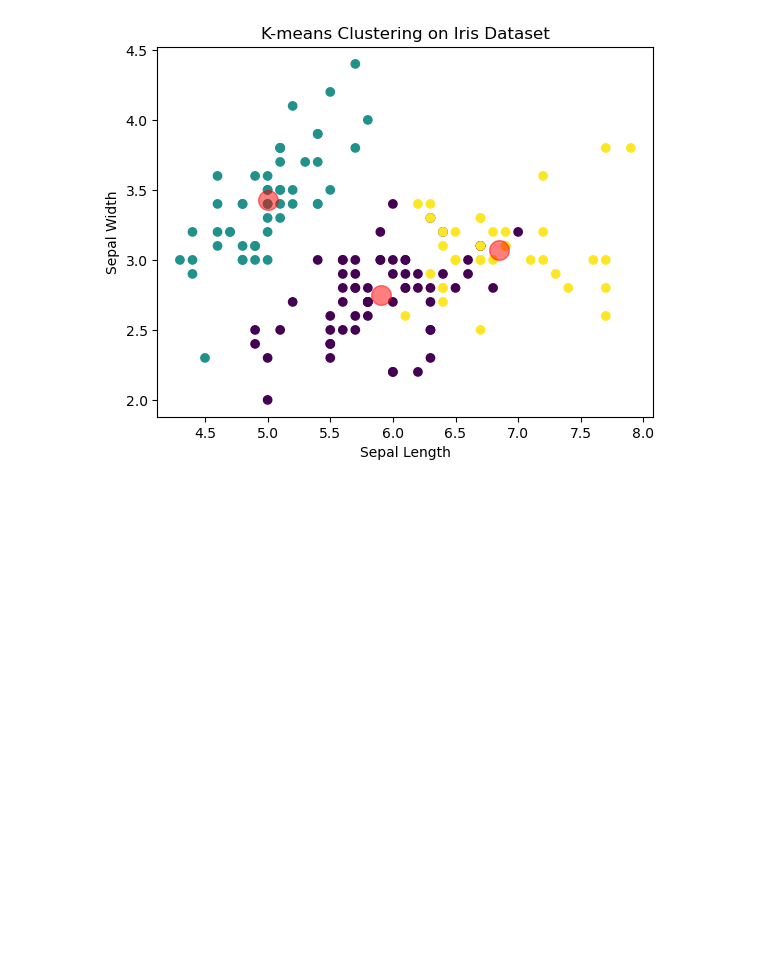
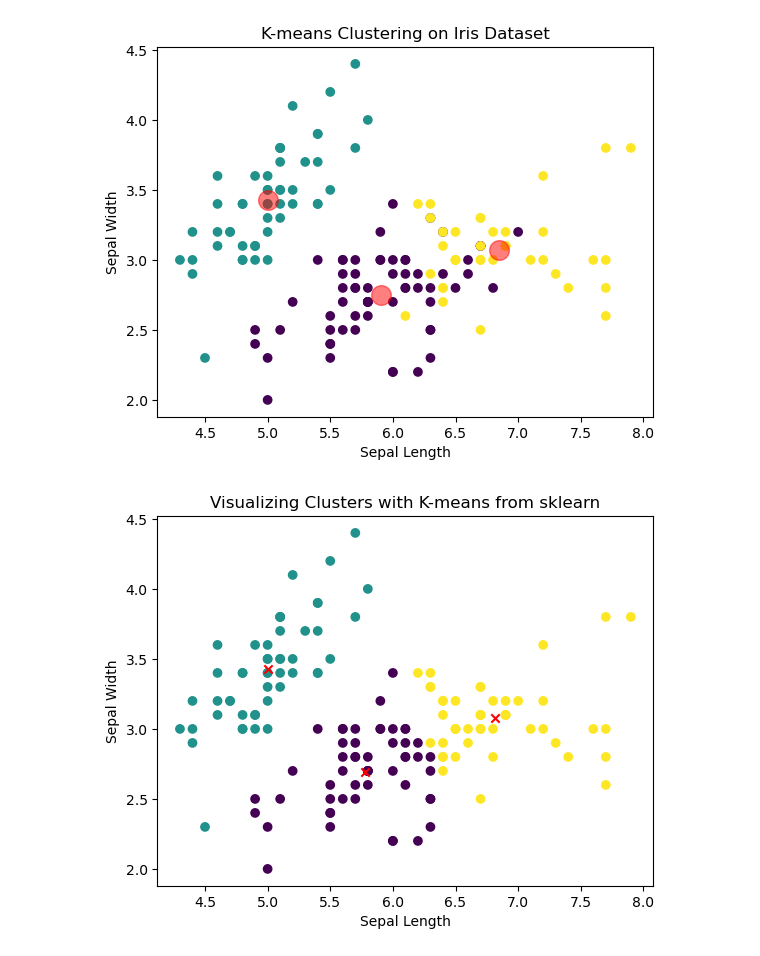
Before and after one commit to Amoako419/Clustering, a Jupyter notebook: iris_dataset.ipynb, the cells around one changed output. Drawn from its saved outputs; the diff is of its cells as text; code cells hidden in the pictures; blank space fills up the shorter version.

```diff
--- a/iris_dataset.ipynb
+++ b/iris_dataset.ipynb
@@ -24,3 +24,26 @@ plt.ylabel('Sepal Width')
 plt.show()
 # %% [output]
 [figure]
+# %%
+import matplotlib.pyplot as plt
+from sklearn.datasets import load_iris
+from sklearn.cluster import KMeans
+
+# Load the Iris dataset
+iris = load_iris()
+data = iris.data[:, :2]  # Use only the first two features for simplicity
+
+# Apply K-means using sklearn
+kmeans = KMeans(n_clusters=3, random_state=0, n_init=10).fit(data)
+labels = kmeans.labels_
+centroids = kmeans.cluster_centers_
+
+# Visualizing the result
+plt.scatter(data[:, 0], data[:, 1], c=labels, cmap='viridis')  # Plot data points
+plt.scatter(centroids[:, 0], centroids[:, 1], c='red', marker='x')  # Plot centroids
+plt.title('Visualizing Clusters with K-means from sklearn')  # Set plot title
+plt.xlabel('Sepal Length')  # Set x-axis label
+plt.ylabel('Sepal Width')  # Set y-axis label
+plt.show()
+# %% [output]
+[figure, added]
```
Also changed, not shown: parts of 1 cell of this notebook.
